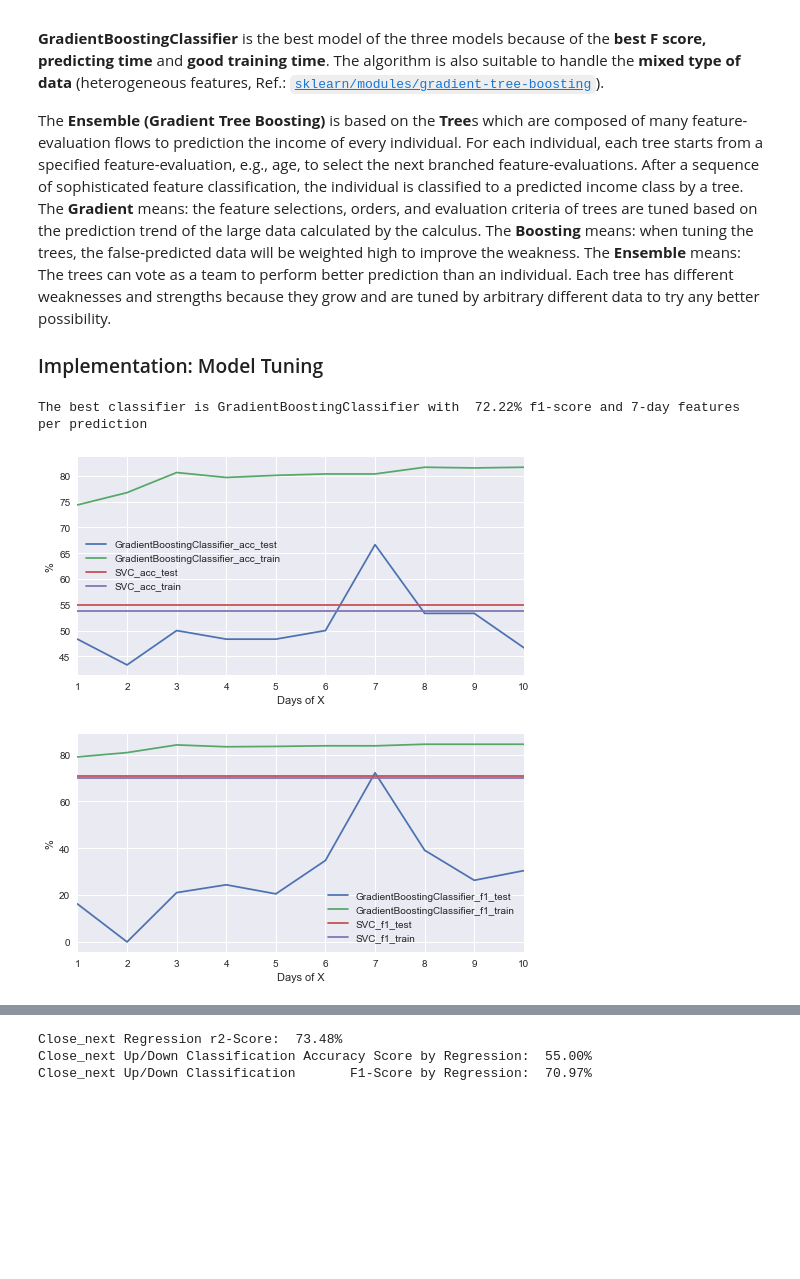
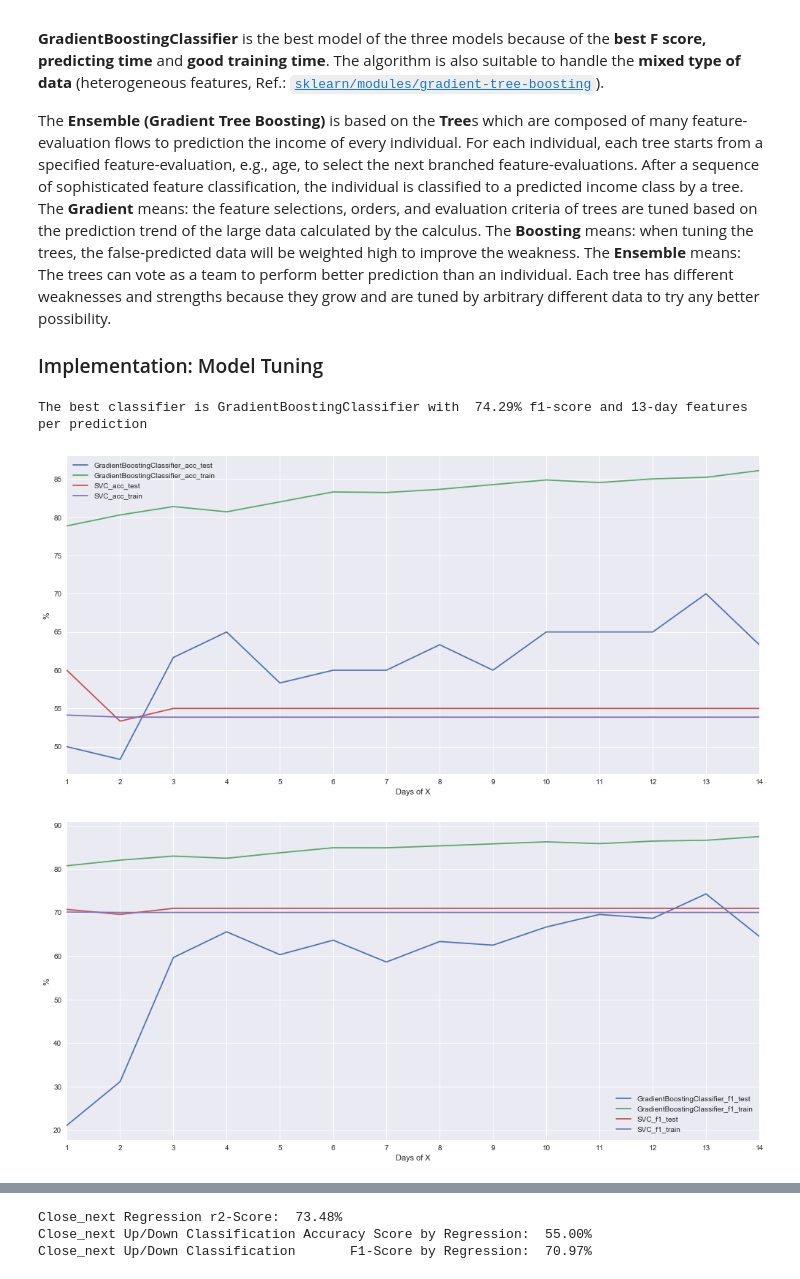
Before and after one commit to Mincent/capstone, a Jupyter notebook: report.ipynb, the cells around one changed output, grey strips where cells are left out. Saved outputs shown, nothing was run; the diff lists cells and outputs as text; code cells hidden in the pictures; blank space fills up the shorter version.

```diff
--- a/report.ipynb
+++ b/report.ipynb
@@ -800,10 +805,16 @@ The **Boosting** means: when tuning the trees, the false-predicted data will be
 The **Ensemble** means: The trees can vote as a team to perform better prediction than an individual. Each tree has different weaknesses and strengths because they grow and are tuned by arbitrary different data to try any better possibility.
 
 ### Implementation: Model Tuning
-# %%
-score, best_feature = score_day(feature_days_max = 10, feature = feature_base, train_test_split = date(2018, 1, 1), X = X, y = y)
-plot_day(score, size = Page_size/2)
-# %% [output]
-The best classifier is GradientBoostingClassifier with  72.22% f1-score and 7-day features per prediction
-[figure, removed]
-[figure, removed]
+# %%
+best_feature          = score_day(X = X, y = y,
+     feature_days_max =
+                        14
+   , feature          = feature_base
+#                       + feature_vec
+                      + feature_next
+#                       + feature_stat
+                                 )
+# %% [output]
+The best classifier is GradientBoostingClassifier with  74.29% f1-score and 13-day features per prediction
+[figure, added]
+[figure, added]
```
Also changed, not shown: parts of 31 cells of this notebook.
